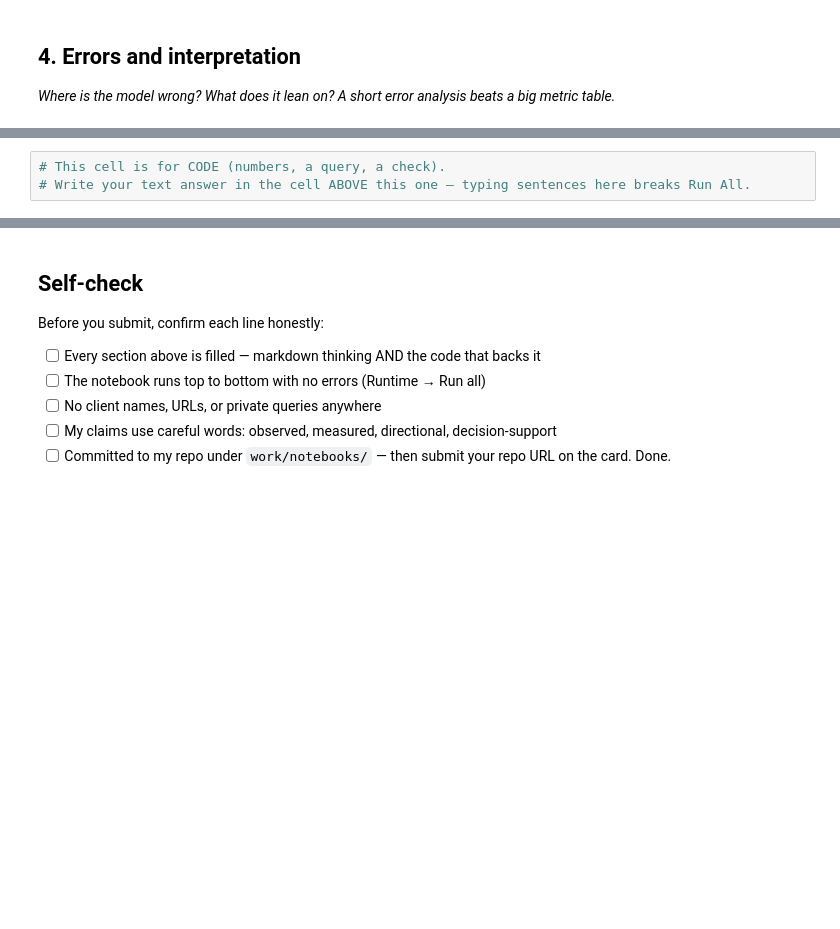
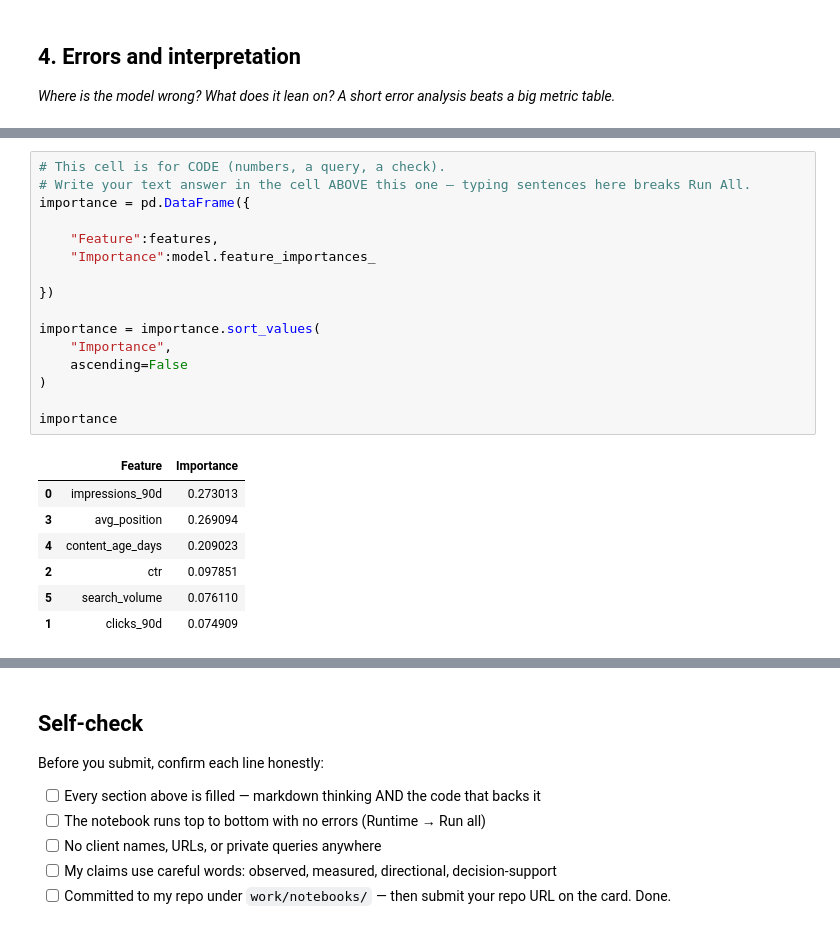
Before and after one commit to muneebulhaq02/flyrank-ml-internship, a Jupyter notebook: work/notebooks/w05_model.ipynb, the cells around one changed output, grey strips where cells are left out. Drawn from its saved outputs; the diff is of its cells as text; blank space fills up the shorter version.

```diff
--- a/work/notebooks/w05_model.ipynb
+++ b/work/notebooks/w05_model.ipynb
@@ -34,3 +220,24 @@ This skeleton is yours to fill. Work the sections **in order** — each one has
 # %%
 # This cell is for CODE (numbers, a query, a check).
 # Write your text answer in the cell ABOVE this one — typing sentences here breaks Run All.
+importance = pd.DataFrame({
+
+    "Feature":features,
+    "Importance":model.feature_importances_
+
+})
+
+importance = importance.sort_values(
+    "Importance",
+    ascending=False
+)
+
+importance
+# %% [output]
+|  | Feature | Importance |
+| 0 | impressions_90d | 0.273013 |
+| 3 | avg_position | 0.269094 |
+| 4 | content_age_days | 0.209023 |
+| 2 | ctr | 0.097851 |
+| 5 | search_volume | 0.076110 |
+| 1 | clicks_90d | 0.074909 |
```
Also changed, not shown: parts of 18 cells of this notebook.
